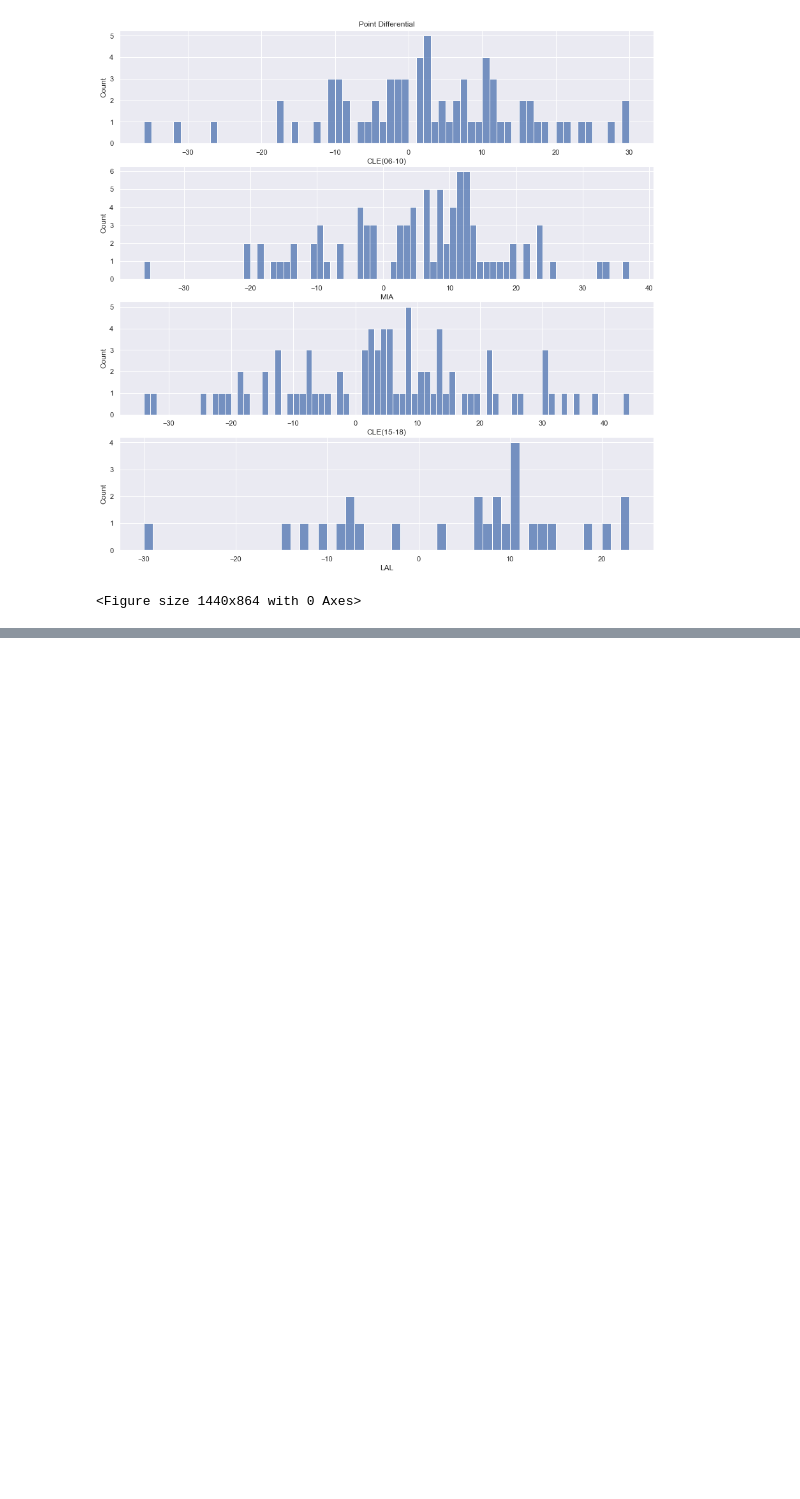
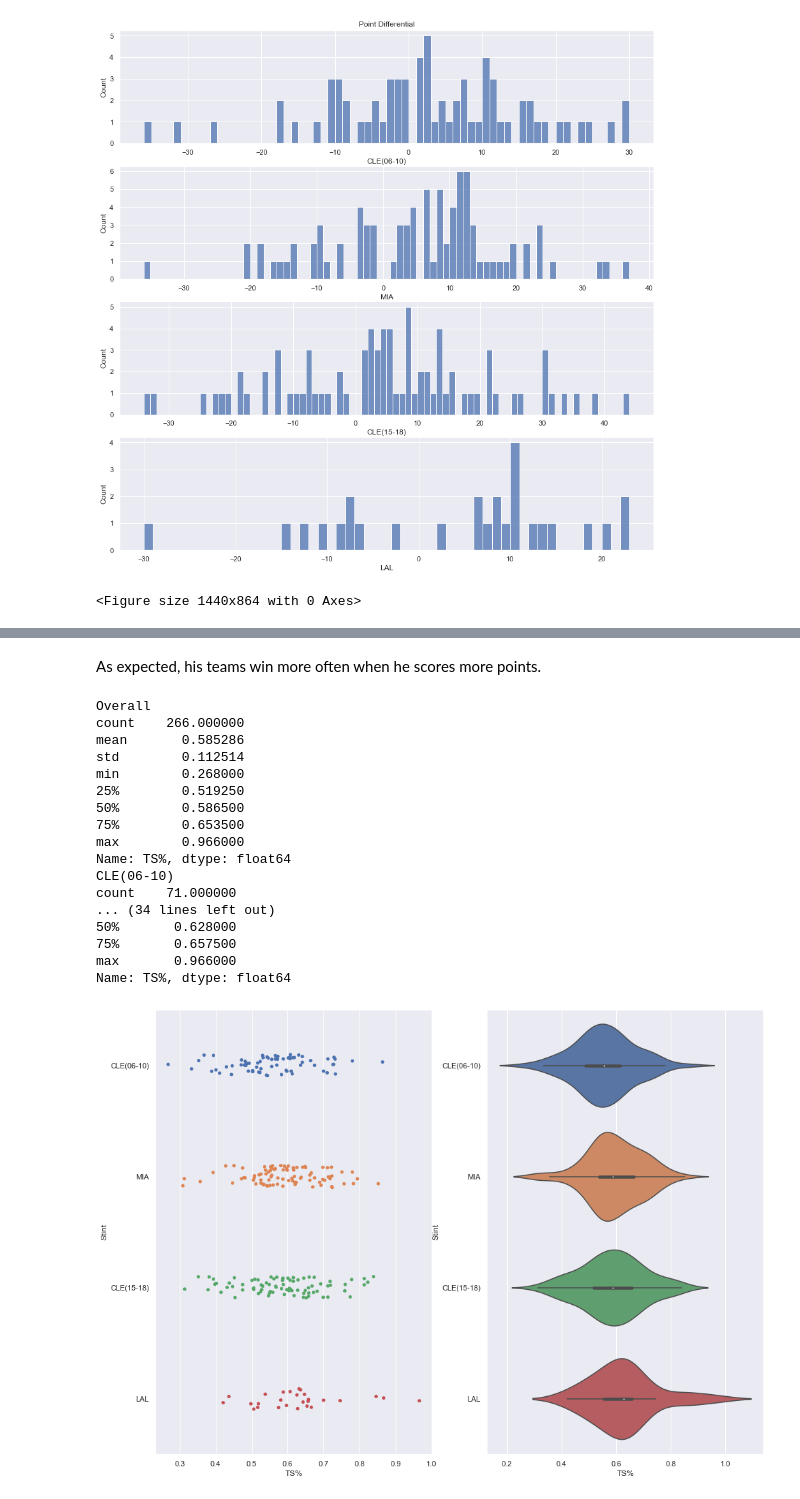
Before and after one commit to wwaihoe/LeBron-Playoffs-Stats, a Jupyter notebook: Data Analysis.ipynb, the cells around one changed output, grey strips where cells are left out. Saved outputs shown, nothing was run; the diff lists cells and outputs as text; code cells hidden in the pictures; blank space fills up the shorter version.

```diff
--- a/Data Analysis.ipynb
+++ b/Data Analysis.ipynb
@@ -176,0 +187,24 @@ Name: PTS, dtype: float64
+# %% [markdown]
+As expected, his teams win more often when he scores more points.
+# %%
+#True shooting % (measures player's shooting efficiency)
+bystint("TS%")
+# %% [output]
+Overall
+count    266.000000
+mean       0.585286
+std        0.112514
+min        0.268000
+25%        0.519250
+50%        0.586500
+75%        0.653500
+max        0.966000
+Name: TS%, dtype: float64
+CLE(06-10)
+count    71.000000
+... (34 lines left out)
+50%       0.628000
+75%       0.657500
+max       0.966000
+Name: TS%, dtype: float64
+[figure, added]
```
Also changed, not shown: parts of 42 cells of this notebook, 1 other file.
